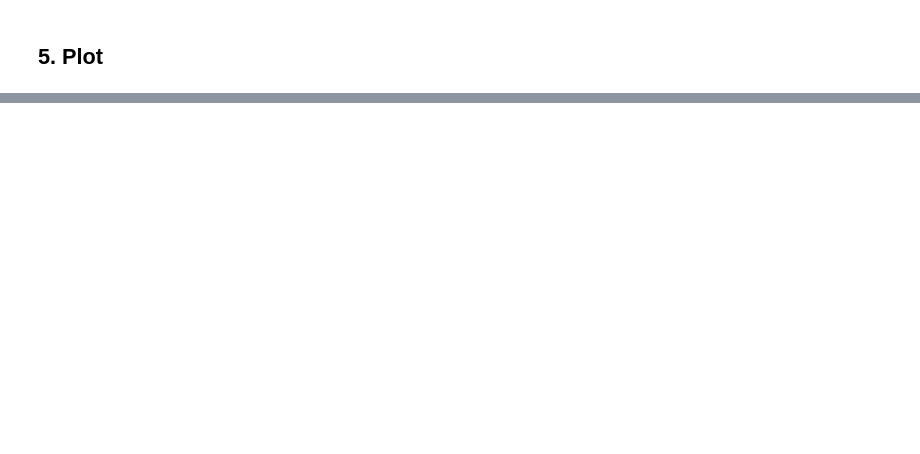
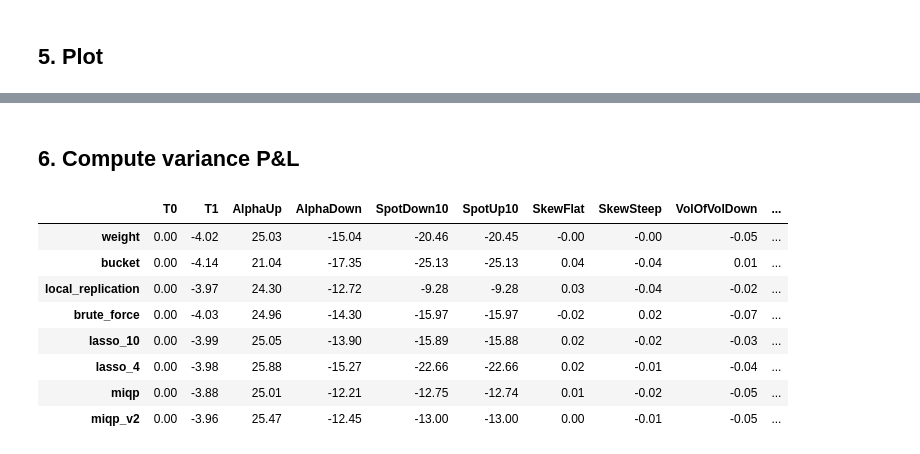
Before and after one commit to kevinlaventure/python_code, a Jupyter notebook: portfolio_reduction.ipynb, the cells around one changed output, grey strips where cells are left out. Saved outputs shown, nothing was run; the diff lists cells and outputs as text; code cells hidden in the pictures; blank space fills up the shorter version.

Commit message:
add P&L variance

```diff
--- a/portfolio_reduction.ipynb
+++ b/portfolio_reduction.ipynb
@@ -860,0 +914,24 @@ plt.show()
+# %% [markdown]
+## 6. Compute variance P&L
+# %%
+pnl_results = dict()
+for key in params.keys():
+    temp_df = results[results['index']==key].reset_index(drop=True)
+    pnl = temp_df.set_index('strike')['price'] - start_df.set_index('strike')['price']
+    start_df[f'{key}_pnl'] = start_df['strike'].map(pnl)
+    pnl_dict = dict()
+    for col in ['weight', 'bucket', 'local_replication', 'brute_force', 'lasso_10', 'lasso_4', 'miqp', 'miqp_v2']:
+        pnl_dict[col] = start_df[f'{key}_pnl'].dot(start_df[col].fillna(0))
+    pnl_results[key] = pnl_dict
+# %%
+pd.DataFrame(pnl_results)
+# %% [output]
+|  | T0 | T1 | AlphaUp | AlphaDown | SpotDown10 | SpotUp10 | SkewFlat | SkewSteep | VolOfVolDown | ... |
+| weight | 0.00 | -4.02 | 25.03 | -15.04 | -20.46 | -20.45 | -0.00 | -0.00 | -0.05 | ... |
+| bucket | 0.00 | -4.14 | 21.04 | -17.35 | -25.13 | -25.13 | 0.04 | -0.04 | 0.01 | ... |
+| local_replication | 0.00 | -3.97 | 24.30 | -12.72 | -9.28 | -9.28 | 0.03 | -0.04 | -0.02 | ... |
+| brute_force | 0.00 | -4.03 | 24.96 | -14.30 | -15.97 | -15.97 | -0.02 | 0.02 | -0.07 | ... |
+| lasso_10 | 0.00 | -3.99 | 25.05 | -13.90 | -15.89 | -15.88 | 0.02 | -0.02 | -0.03 | ... |
+| lasso_4 | 0.00 | -3.98 | 25.88 | -15.27 | -22.66 | -22.66 | 0.02 | -0.01 | -0.04 | ... |
+| miqp | 0.00 | -3.88 | 25.01 | -12.21 | -12.75 | -12.74 | 0.01 | -0.02 | -0.05 | ... |
+| miqp_v2 | 0.00 | -3.96 | 25.47 | -12.45 | -13.00 | -13.00 | 0.00 | -0.01 | -0.05 | ... |
```
Also changed, not shown: parts of 7 cells of this notebook.
